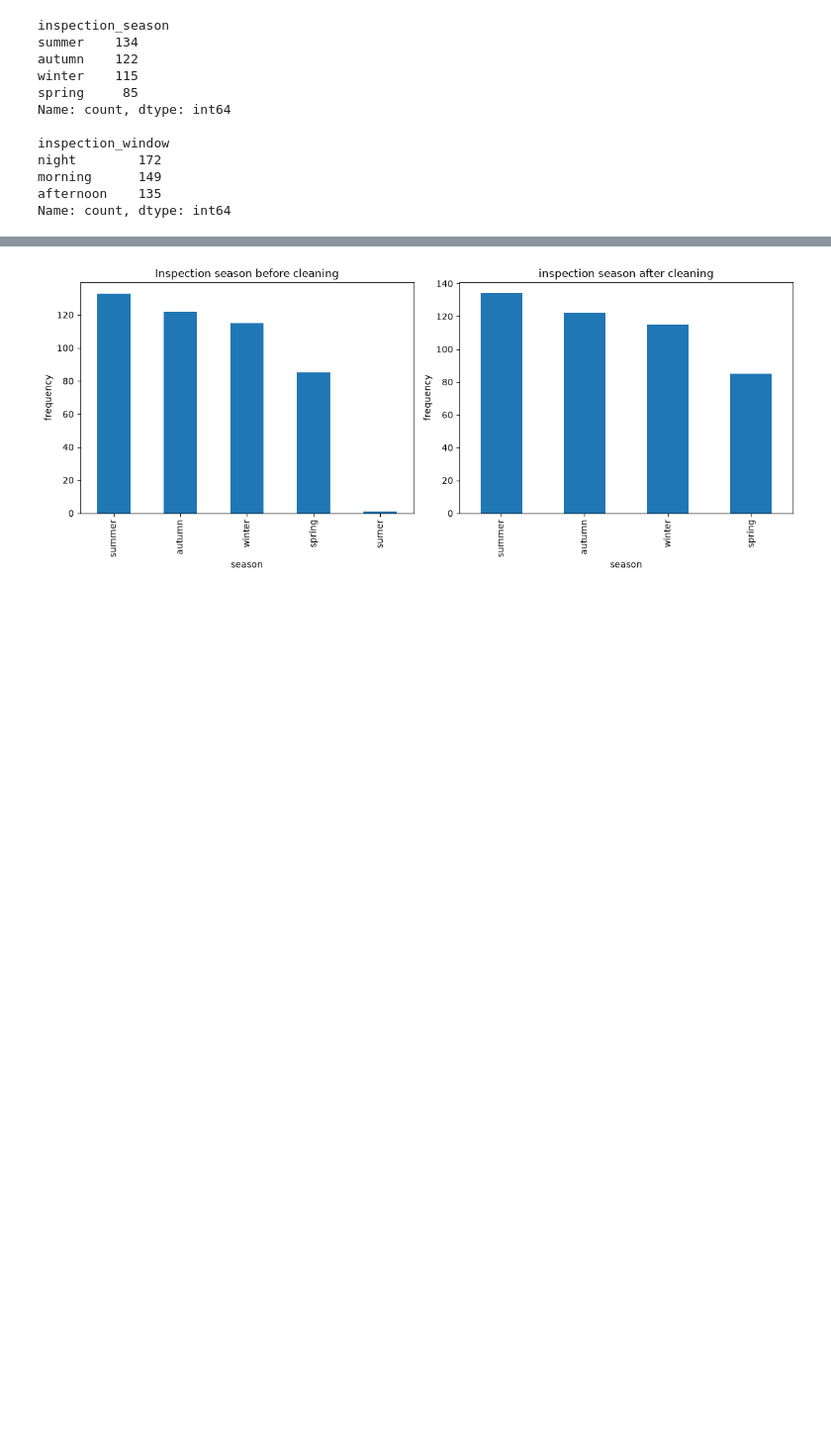
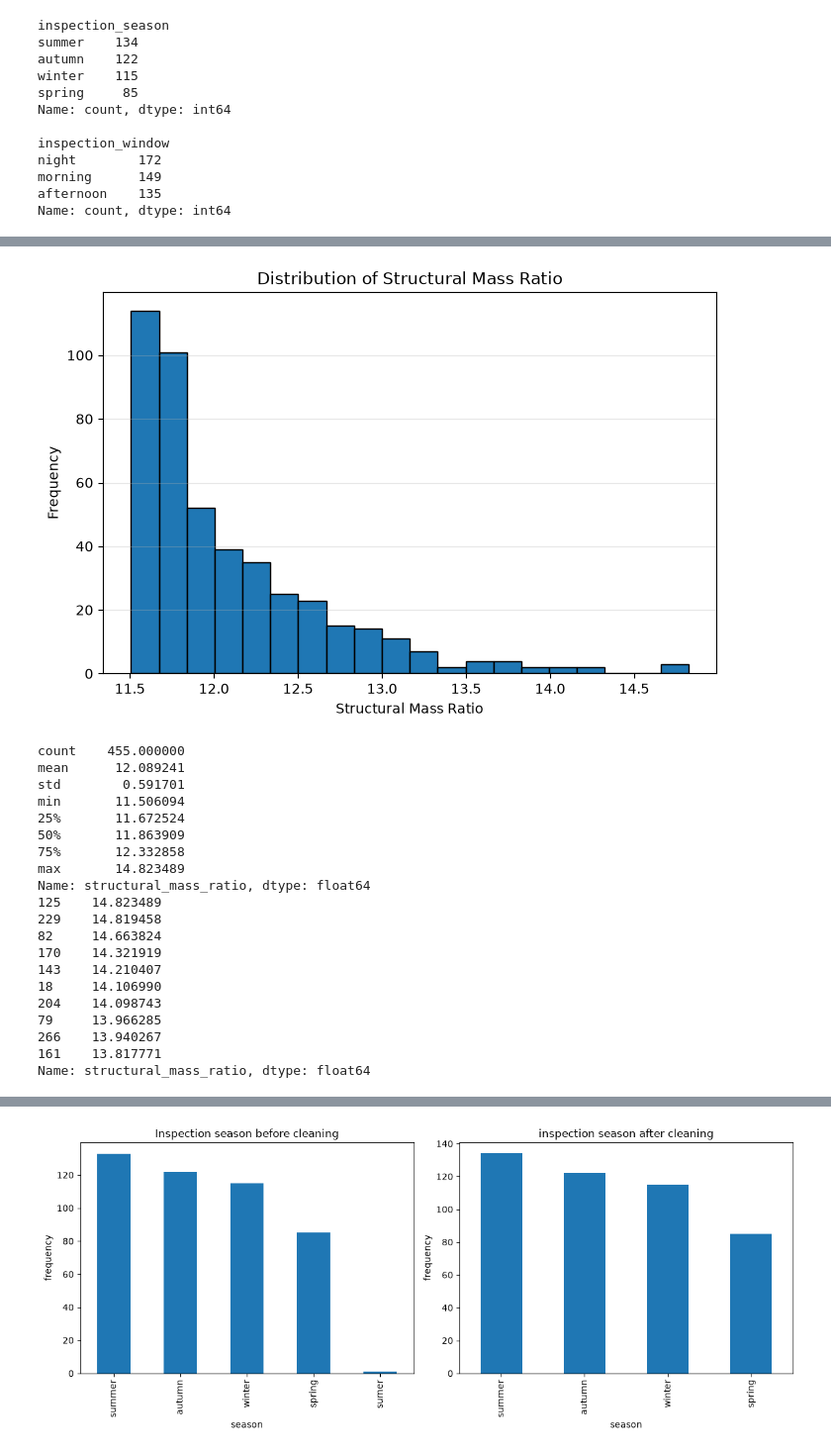
Before and after one commit to GoneVamshi/urban-infrastructure-ml, a Jupyter notebook: notebooks/analysis.ipynb, the cells around one changed output, grey strips where cells are left out. Shown at 99% size. Drawn from its saved outputs; the diff is of its cells as text; code cells hidden in the pictures; blank space fills up the shorter version.

```diff
--- a/notebooks/analysis.ipynb
+++ b/notebooks/analysis.ipynb
@@ -446,0 +575,36 @@ Name: count, dtype: int64
+# %%
+plt.figure(figsize=(8, 5))
+
+plt.hist(df_clean["structural_mass_ratio"].dropna(), bins=20, edgecolor="black")
+
+plt.title("Distribution of Structural Mass Ratio")
+plt.xlabel("Structural Mass Ratio")
+plt.ylabel("Frequency")
+plt.grid(axis="y", alpha=0.3)
+
+plt.show()
+
+print(df_clean["structural_mass_ratio"].describe())
+print(df_clean["structural_mass_ratio"].nlargest(10))
+# %% [output]
+[figure, added]
+count    455.000000
+mean      12.089241
+std        0.591701
+min       11.506094
+25%       11.672524
+50%       11.863909
+75%       12.332858
+max       14.823489
+Name: structural_mass_ratio, dtype: float64
+125    14.823489
+229    14.819458
+82     14.663824
+170    14.321919
+143    14.210407
+18     14.106990
+204    14.098743
+79     13.966285
+266    13.940267
+161    13.817771
+Name: structural_mass_ratio, dtype: float64
```
Also changed, not shown: parts of 11 cells of this notebook.
